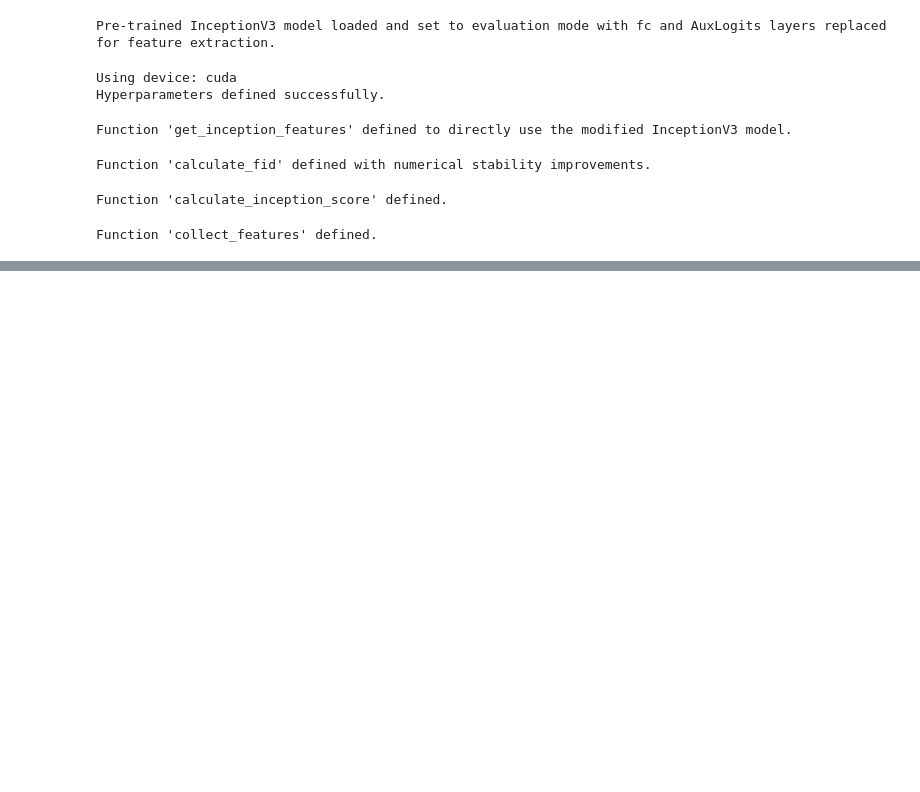
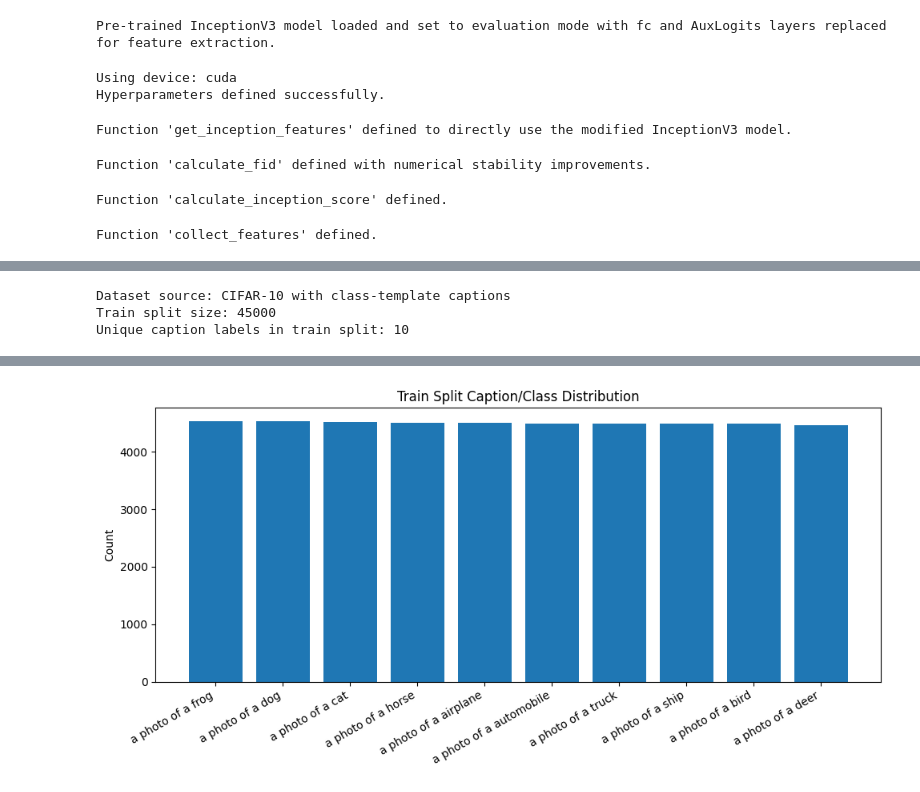
Before and after one commit to Ramez-Asaad/Assignment-4---text-to-image-generation, a Jupyter notebook: Hybrid_CVAE_GAN_Full_Comparison.ipynb, the cells around one changed output, grey strips where cells are left out. Saved outputs shown, nothing was run; the diff lists cells and outputs as text; code cells hidden in the pictures; blank space fills up the shorter version.

```diff
--- a/Hybrid_CVAE_GAN_Full_Comparison.ipynb
+++ b/Hybrid_CVAE_GAN_Full_Comparison.ipynb
@@ -1468,0 +2297,13 @@ Function 'collect_features' defined.
+# %%
+PROTOCOL = {
+    "dataset": "Use local CUB if >= min_cub_samples, else CIFAR-10 captioned fallback",
+    "split": f"train={CONFIG['train_split']:.2f}, val={1-CONFIG['train_split']:.2f}",
+    "repeatability": f"seeds={SEEDS}, deterministic torch/cudnn flags enabled",
+    "checkpoints": "epoch checkpoints + best-by-FID checkpoint per run",
+    "comparison": "baseline CVAE vs hybrid CVAE+GAN",
+    "metrics": "validation recon/KL + FID + Inception Score",
+}
+
+print("Experiment protocol:")
+for k, v in PROTOCOL.items():
+    print(f"- {k}: {v}")
@@ -1468,0 +2723,62 @@ Function 'collect_features' defined.
+# %%
+# Quantitative dataset inspection: class/caption counts in the actual train split.
+import collections
+import pandas as pd
+import matplotlib.pyplot as plt
+
+
+def _compute_train_caption_counts(train_loader_obj):
+    counts = collections.Counter()
+    ds = train_loader_obj.dataset
+
+    # Fast path: TokenizedTextImageDataset -> Subset -> CIFAR10CaptionDataset
+    if hasattr(ds, "base") and isinstance(ds.base, Subset):
+        base_subset = ds.base
+        root_ds = base_subset.dataset
+        idxs = base_subset.indices
+
+        if hasattr(root_ds, "ds") and hasattr(root_ds, "class_names"):
+            targets = root_ds.ds.targets
+            class_names = root_ds.class_names
+            for i in idxs:
+                cls = class_names[targets[i]]
+                counts[f"a photo of a {cls}"] += 1
+            return counts
+
+        if hasattr(root_ds, "samples"):
+            for i in idxs:
+                caption = root_ds.samples[i][1].strip().lower()
+                counts[caption] += 1
+            return counts
+
+    # Fallback path: decode captions directly from tokenized captions.
+    for _, caption_ids in ds:
+        caption = decode_caption_ids(caption_ids, vocabulary_rg).strip().lower()
+        counts[caption if caption else "(empty)"] += 1
+
+    return counts
+
+
+caption_counts = _compute_train_caption_counts(train_loader)
+counts_df = pd.DataFrame(
+    [{"caption": k, "count": v} for k, v in caption_counts.items()]
+).sort_values("count", ascending=False).reset_index(drop=True)
+
+print(f"Dataset source: {dataset_source}")
+print(f"Train split size: {len(train_loader.dataset)}")
+print(f"Unique caption labels in train split: {len(counts_df)}")
+
+display(counts_df)
+
+# Plot distribution
+plt.figure(figsize=(10, 5))
+plt.bar(counts_df["caption"], counts_df["count"])
+plt.xticks(rotation=30, ha="right")
+plt.ylabel("Count")
+plt.title("Train Split Caption/Class Distribution")
+plt.tight_layout()
+plt.show()
+# %% [output]
+Dataset source: CIFAR-10 with class-template captions
+Train split size: 45000
+Unique caption labels in train split: 10
@@ -1468,0 +2796 @@ Function 'collect_features' defined.
+[figure, added]
```
Also changed, not shown: parts of 15 cells of this notebook, 7 other files.
